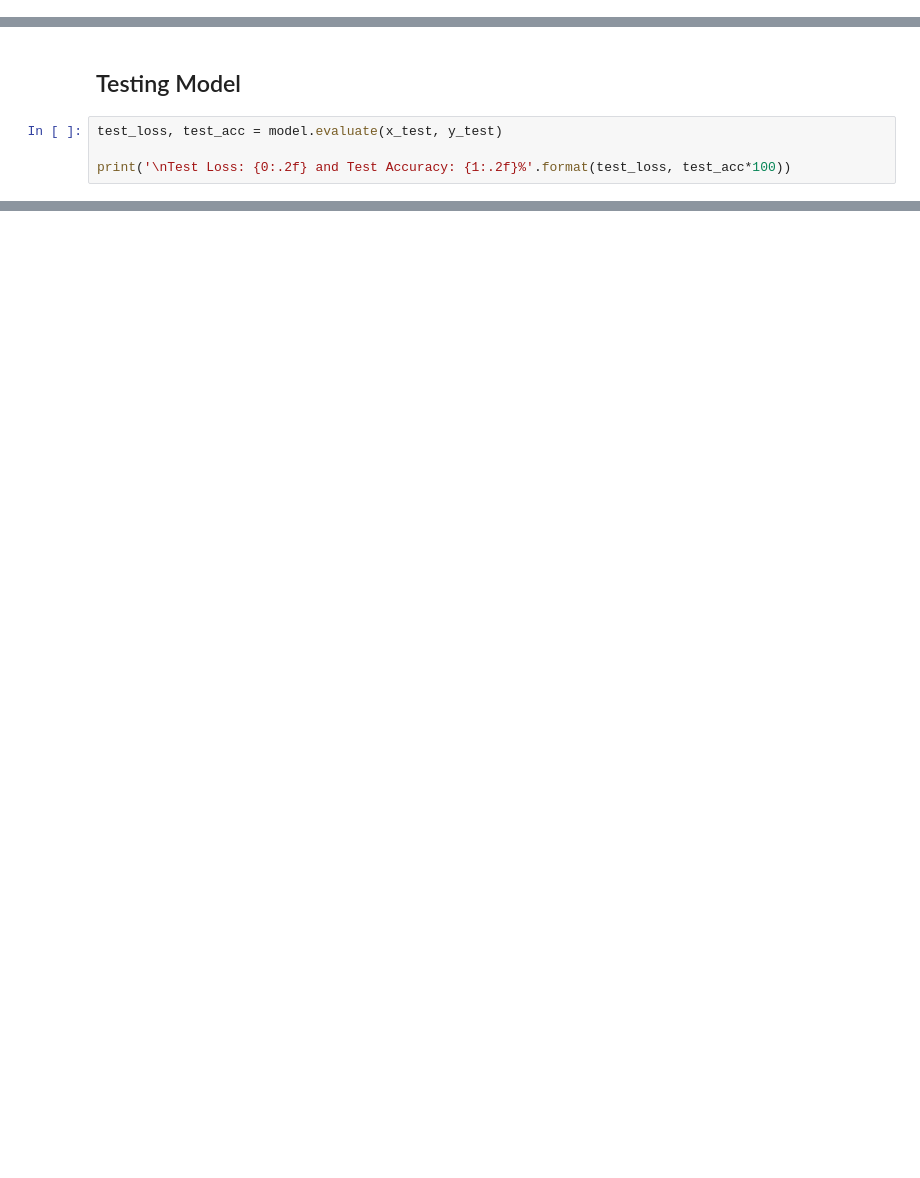
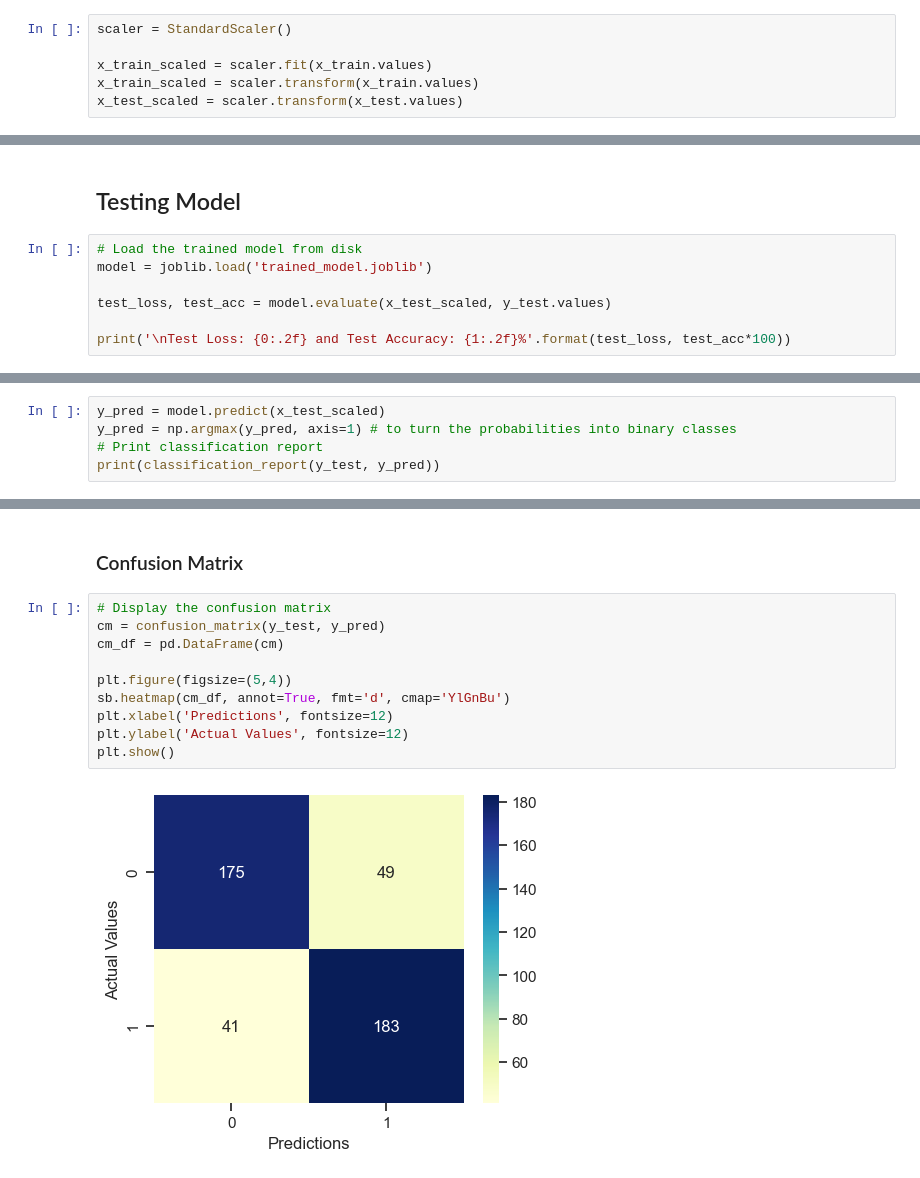
Before and after one commit to muscak/Audiobooks-Return-Prediction, a Jupyter notebook: Audiobooks-Return-Prediction.ipynb, the cells around one changed output, grey strips where cells are left out. Saved outputs shown, nothing was run; the diff lists cells and outputs as text; blank space fills up the shorter version.

```diff
--- a/Audiobooks-Return-Prediction.ipynb
+++ b/Audiobooks-Return-Prediction.ipynb
@@ -298,0 +332,6 @@ plt.show()
+# %%
+scaler = StandardScaler()
+
+x_train_scaled = scaler.fit(x_train.values)
+x_train_scaled = scaler.transform(x_train.values)
+x_test_scaled = scaler.transform(x_test.values)
@@ -299,7 +363,10 @@ plt.show()
 # %% [markdown]
 ## Testing Model
 # %%
-test_loss, test_acc = model.evaluate(x_test, y_test)
+# Load the trained model from disk
+model = joblib.load('trained_model.joblib')
+
+test_loss, test_acc = model.evaluate(x_test_scaled, y_test.values)
 
 print('\nTest Loss: {0:.2f} and Test Accuracy: {1:.2f}%'.format(test_loss, test_acc*100))
 # %% [output]
@@ -308,0 +378,5 @@ Test Loss: 1.12 and Test Accuracy: 74.19%
+# %%
+y_pred = model.predict(x_test_scaled)
+y_pred = np.argmax(y_pred, axis=1) # to turn the probabilities into binary classes
+# Print classification report
+print(classification_report(y_test, y_pred))
@@ -308,0 +393,14 @@ Test Loss: 1.12 and Test Accuracy: 74.19%
+# %% [markdown]
+### Confusion Matrix
+# %%
+# Display the confusion matrix
+cm = confusion_matrix(y_test, y_pred)
+cm_df = pd.DataFrame(cm)
+
+plt.figure(figsize=(5,4))
+sb.heatmap(cm_df, annot=True, fmt='d', cmap='YlGnBu')
+plt.xlabel('Predictions', fontsize=12)
+plt.ylabel('Actual Values', fontsize=12)
+plt.show()
+# %% [output]
+[figure, added]
```
Also changed, not shown: parts of 22 cells of this notebook.
